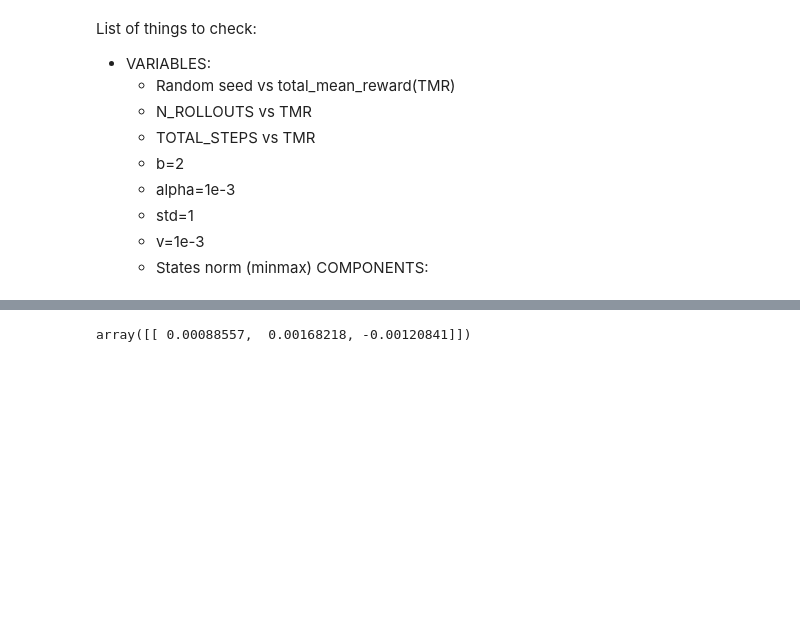
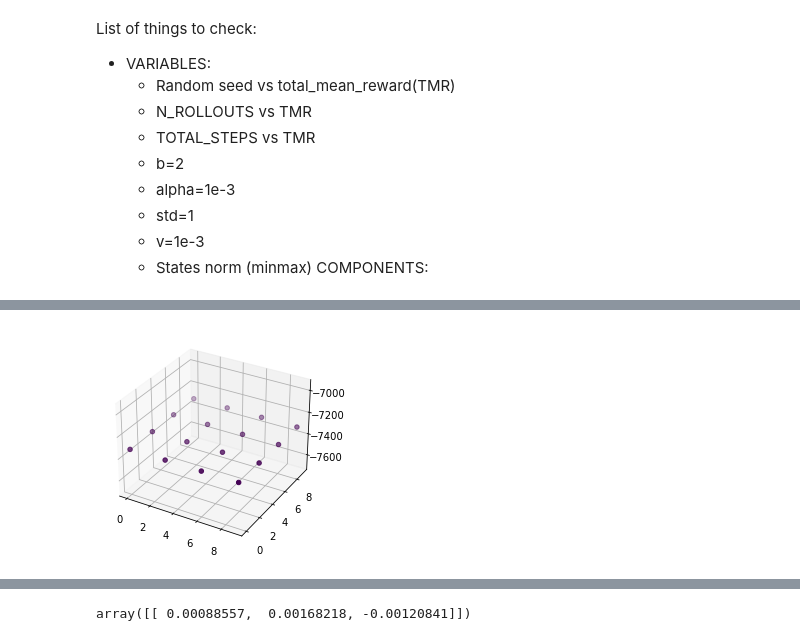
Before and after one commit to ivanvoid/ARS_RL, a Jupyter notebook: ARS.ipynb, the cells around one changed output, grey strips where cells are left out. Cells and saved outputs as stored; diff of their text form; code cells hidden in the pictures; blank space fills up the shorter version.

```diff
--- a/ARS.ipynb
+++ b/ARS.ipynb
@@ -40,0 +190,20 @@ class Linear_model:
+# %%
+STD_RANGE = (0, 10, 3)
+V_RANGE = (0, 10, 3)
+
+env = gym.make('Pendulum-v1', g=9.82)
+n_action = 1
+n_state = 3
+
+monitor_big = []
+saved_polices = []
+for std in tqdm(np.arange(*STD_RANGE)):
+    for v in np.arange(*V_RANGE):
+
+        model = BaseRandomSearch(n_state, n_action, std=STD, v=V)
+
+        trained_model = train(env, model, std, v)
+        score = evaluate(env, trained_model)
+        monitor_big.append([std, v, score])
+        saved_polices.append(model.policy.M)
+monitor_big = np.array(monitor_big)
@@ -40,0 +229,7 @@ class Linear_model:
+# %%
+fig = plt.figure()
+ax = plt.axes(projection='3d')
+ax.scatter3D(monitor_big[:,0], monitor_big[:,1], monitor_big[:,2], c=monitor_big[:,2], cmap='viridis')
+plt.show()
+# %% [output]
+[figure, added]
```
Also changed, not shown: parts of 23 cells of this notebook.
